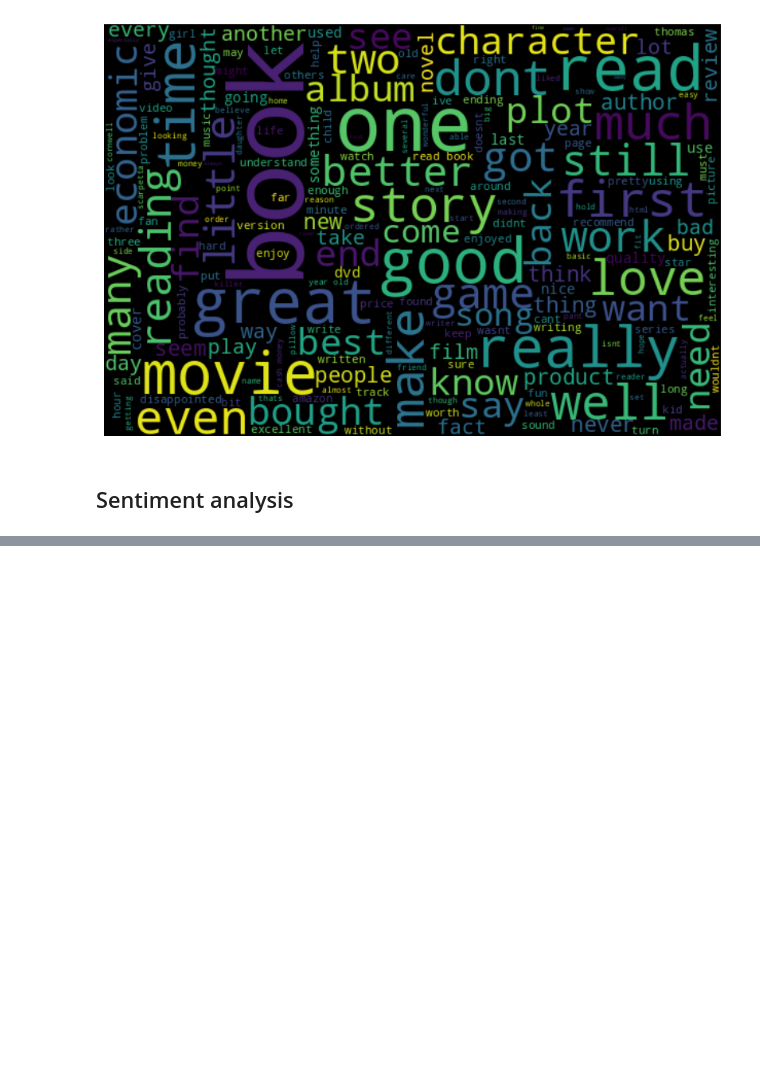
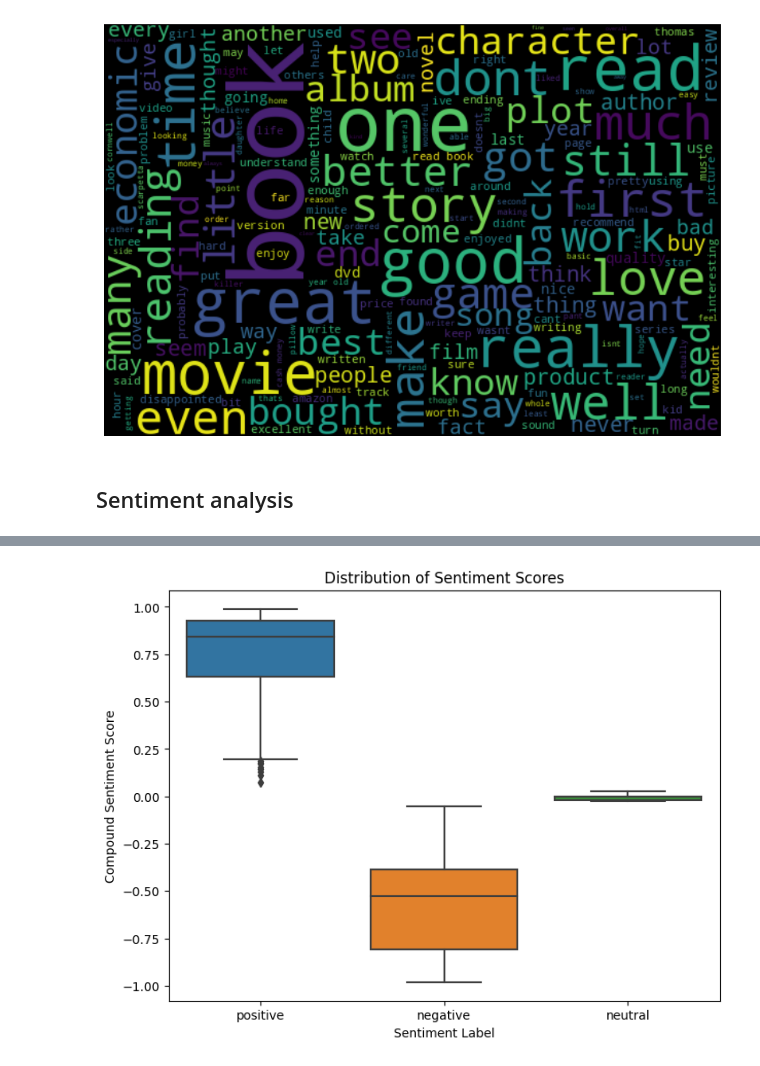
Before and after one commit to NegarTajziyehchi/Data_Science_Projects, a Jupyter notebook: NLP_Amazon_Review/Amazon_Review.ipynb, the cells around one changed output, grey strips where cells are left out. Saved outputs shown, nothing was run; the diff lists cells and outputs as text; code cells hidden in the pictures; blank space fills up the shorter version.

```diff
--- a/NLP_Amazon_Review/Amazon_Review.ipynb
+++ b/NLP_Amazon_Review/Amazon_Review.ipynb
@@ -409,0 +499,10 @@ plot_wordcloud(all_words_review[:20000000])
+# %%
+# Create a box plot of sentiment scores
+plt.figure(figsize=(8, 6))
+sns.boxplot(x='sentiment_label', y=train_df['sentiment'].apply(lambda x: x['compound']), data=train_df)
+plt.xlabel('Sentiment Label')
+plt.ylabel('Compound Sentiment Score')
+plt.title('Distribution of Sentiment Scores')
+plt.show()
+# %% [output]
+[figure, added]
```
Also changed, not shown: parts of 17 cells of this notebook.
